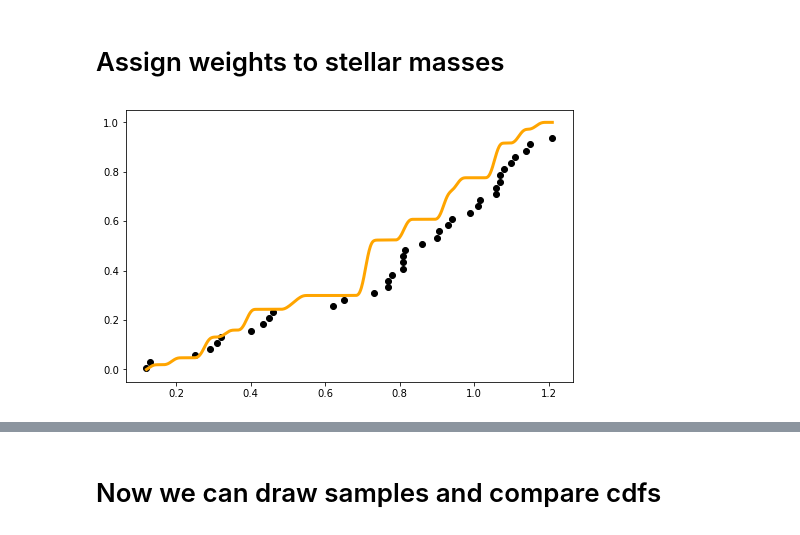
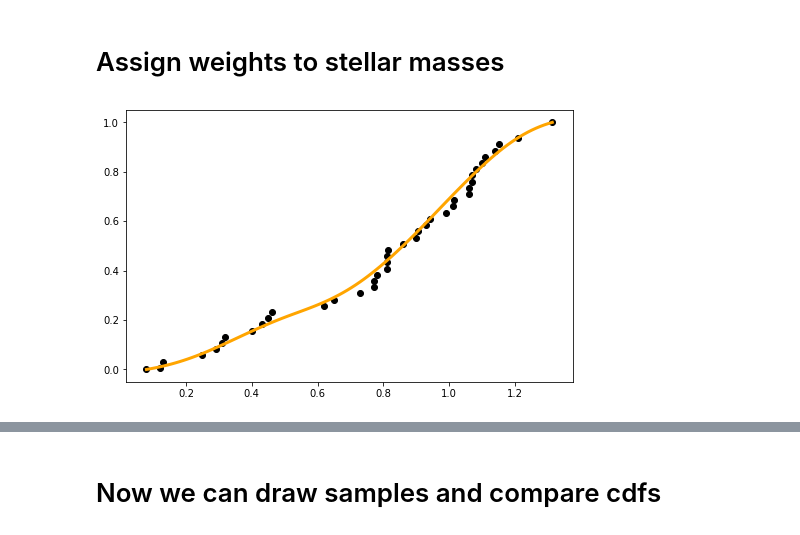
Before and after one commit to djhoover717/Oviraptor, a Jupyter notebook: oviraptor_v4.ipynb, the cells around one changed output, grey strips where cells are left out. Saved outputs shown, nothing was run; the diff lists cells and outputs as text; code cells hidden in the pictures.

```diff
--- a/oviraptor_v4.ipynb
+++ b/oviraptor_v4.ipynb
@@ -50,7 +50,7 @@ BIGG = apc.G.value
 NBOOT = 100
 
 # mr_relation can be 'chen-kipping', 'ning-ghosh', 'neil-rogers'
-mr_relation = 'chen-kipping'
+mr_relation = 'ning-ghosh'
 
 my_file = "C:/Users/djhoo/Documents/Oviraptor-master/catalogues/oviraptor_crossmatch_catalog_v2.csv"
 # %%
@@ -110,6 +110,8 @@ d['e_err1'] = get_key('pl_orbeccenerr1')
 d['e_err2'] = get_key('pl_orbeccenerr2')
 
 d['teff'] = get_key('st_teff')
+d['teff_err1'] = get_key('st_tefferr1')
+d['teff_err2'] = get_key('st_tefferr2')
 
 # disc_method can vary within a system (i.e. discovery method for each planet)
 d['disc_method'] = get_key('discoverymethod')
@@ -581,6 +583,22 @@ Mstar_prob = np.zeros((NPL, NBOOT))
 Rstar_prob = np.zeros((NPL, NBOOT))
 mass_prob = np.zeros((NPL, NBOOT))
 radius_prob = np.zeros((NPL, NBOOT))
+T_prob = np.zeros((NPL, NBOOT))
+# %%
+if mr_relation == 'ning-ghosh':
+    rv_temp = (d['sys_disc_method']=='Radial Velocity')*~np.isnan(d['teff'])
+    rv_notemp = (d['sys_disc_method']=='Radial Velocity')*np.isnan(d['teff'])
+    tr_temp = (d['sys_disc_method']=='Transit')*~np.isnan(d['teff'])
+    tr_notemp = (d['sys_disc_method']=='Transit')*np.isnan(d['teff'])
+
+    rv_temp_spline = scipy.interpolate.NearestNDInterpolator(np.column_stack((d['ms'][rv_temp], d['rs'][rv_temp], \
+                                                d['K'][rv_temp], d['teff'][rv_temp])), d['mp'][rv_temp])
+    rv_notemp_spline = scipy.interpolate.NearestNDInterpolator(np.column_stack((d['ms'][rv_notemp], d['rs'][rv_notemp], \
+                                                    d['K'][rv_notemp])), d['mp'][rv_notemp])
+    tr_temp_spline = scipy.interpolate.NearestNDInterpolator(np.column_stack((d['ms'][tr_temp], d['rs'][tr_temp], \
+                                                d['rprs'][tr_temp], d['teff'][tr_temp])), d['rp'][tr_temp])
+    tr_notemp_spline = scipy.interpolate.NearestNDInterpolator(np.column_stack((d['ms'][tr_notemp], d['rs'][tr_notemp], \
+                                                    d['rprs'][tr_notemp])), d['rp'][tr_notemp])
 # %%
 for i in range(NPL):
     if i % 100 == 0:
@@ -775,53 +806,58 @@ for i, star in enumerate(np.unique(d["starname"])):
 # Assign weights to stellar masses
 # %%
 Mstar = []
-Rstar = []
-starname = []
 det_meth = []
 
 for i, s in enumerate(all_systems):
     Mstar.append(s.Mstar)
-    Rstar.append(s.Rstar)
-    starname.append(s.starname)
     det_meth.append(s.det_meth)
 
 Mstar = np.asarray(Mstar)
-Rstar = np.asarray(Rstar)
-starname = np.asarray(starname)
 det_meth = np.asarray(det_meth)
 
-ms_rv = Mstar[det_meth == "Radial Velocity"]
-rs_rv = Rstar[det_meth == 'Radial Velocity']
-order = np.argsort(ms_rv)
-ms_rv = ms_rv[order]
-rs_rv = rs_rv[order]
+ms_rv = Mstar[det_meth == 'Radial Velocity']
 
-low = np.sum(Mstar < ms_rv.min())/len(Mstar)
-high = np.sum(Mstar < ms_rv.max())/len(Mstar)
+def get_weights(arr, arr_rv, plot_on = True):
 
-train_x = np.column_stack((ms_rv, rs_rv))
-train_y = np.linspace(low, high, len(ms_rv))
+    # Fraction of stellar masses (any detection method)
+    # beyond RV limit
+    # Visual inspection reveals only a few transit stars with
+    # masses slightly beyond RV limits
 
-spline = scipy.interpolate.NearestNDInterpolator(train_x, train_y)
+    low = np.sum(arr < arr_rv.min())/len(arr)
+    high = np.sum(arr < arr_rv.max())/len(arr)
 
-fit_x = np.column_stack((np.linspace(ms_rv.min(), ms_rv.max(), 1000), np.linspace(rs_rv.min(), rs_rv.max(), 1000)))
-fit_y = spline(fit_x)
+    train_x = np.sort(arr_rv + np.random.normal(loc=0, \
+                scale=1000*sys.float_info.epsilon, size=len(arr_rv)))
+    train_x = np.hstack([arr.min(), train_x, arr.max()])
 
-win = sig.hann(49)
-win /= np.sum(win)
+    train_y = np.linspace(low, high, len(arr_rv))
+    train_y = np.hstack([0, train_y, 1])
 
-fit_y_padded = np.pad(fit_y, (50,50), "edge")
-fit_y_smooth = sig.convolve(fit_y_padded, win, "same")[50:-50]
-fit_y_smooth = (fit_y_smooth-min(fit_y_smooth))/(max(fit_y_smooth)\
-                                                    -min(fit_y_smooth))
-spline = scipy.interpolate.NearestNDInterpolator(fit_x, fit_y_smooth)
+    spline = scipy.interpolate.PchipInterpolator(train_x, train_y)
 
-plt.figure(figsize=(8,5))
-plt.plot(ms_rv, train_y, "ko")
-plt.plot(np.linspace(ms_rv.min(), ms_rv.max(), 1000), spline(fit_x), c="orange", lw=3)
-plt.show()
+    fit_x = np.linspace(train_x.min(), train_x.max(), 100)
+    fit_y = spline(fit_x)
 
-ms_tr, w_tr = Mstar[det_meth == 'Transit'], spline(np.column_stack((Mstar[det_meth=='Transit'], \
-                                                                    Rstar[det_meth=='Transit'])))
+    win = sig.hann(49)
+    win /= np.sum(win)
+
+    fit_y_padded = np.pad(fit_y, (50,50), "edge")
+    fit_y_smooth = sig.convolve(fit_y_padded, win, "same")[50:-50]
+
+    fit_y_smooth = (fit_y_smooth-min(fit_y_smooth))/(max(fit_y_smooth)\
+                                                     -min(fit_y_smooth))
+
+    spline = scipy.interpolate.PchipInterpolator(fit_x, fit_y_smooth)
+
+    if plot_on:
+        plt.figure(figsize=(8,5))
+        plt.plot(train_x, train_y, "ko")
+        plt.plot(fit_x, spline(fit_x), c="orange", lw=3)
+        plt.show()
+
+    return arr[det_meth == "Transit"], spline(arr[det_meth == "Transit"])
+
+ms_tr, w_tr = get_weights(Mstar, ms_rv)
 # %% [output]
-[figure, old version]
+[figure, new version]
```
Also changed, not shown: parts of 9 cells of this notebook, 2 other files.
